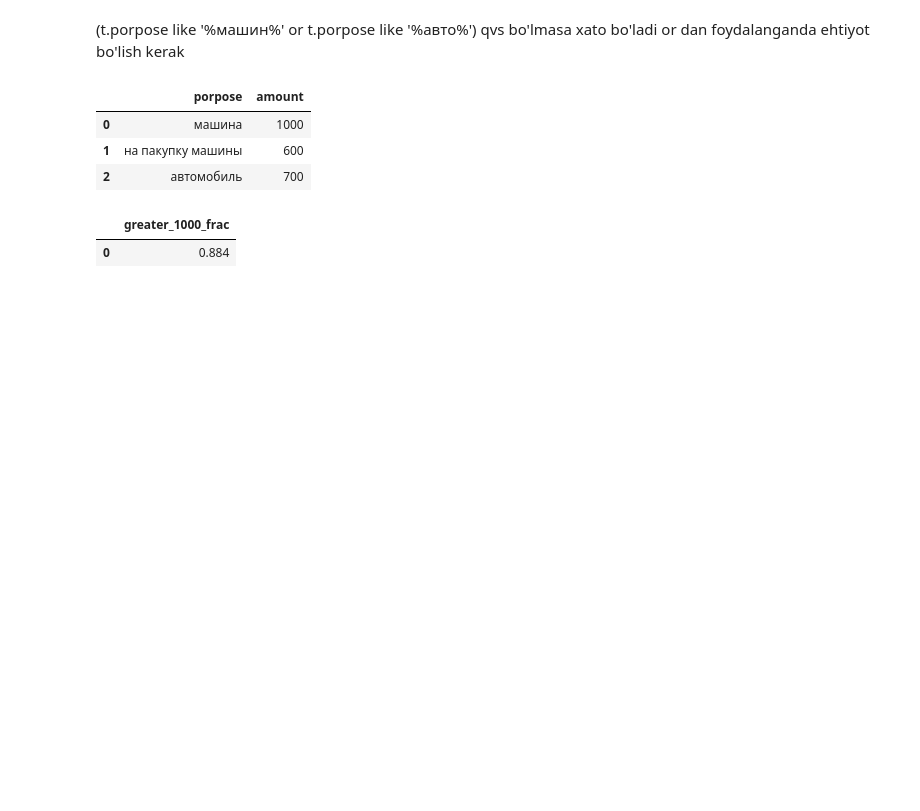
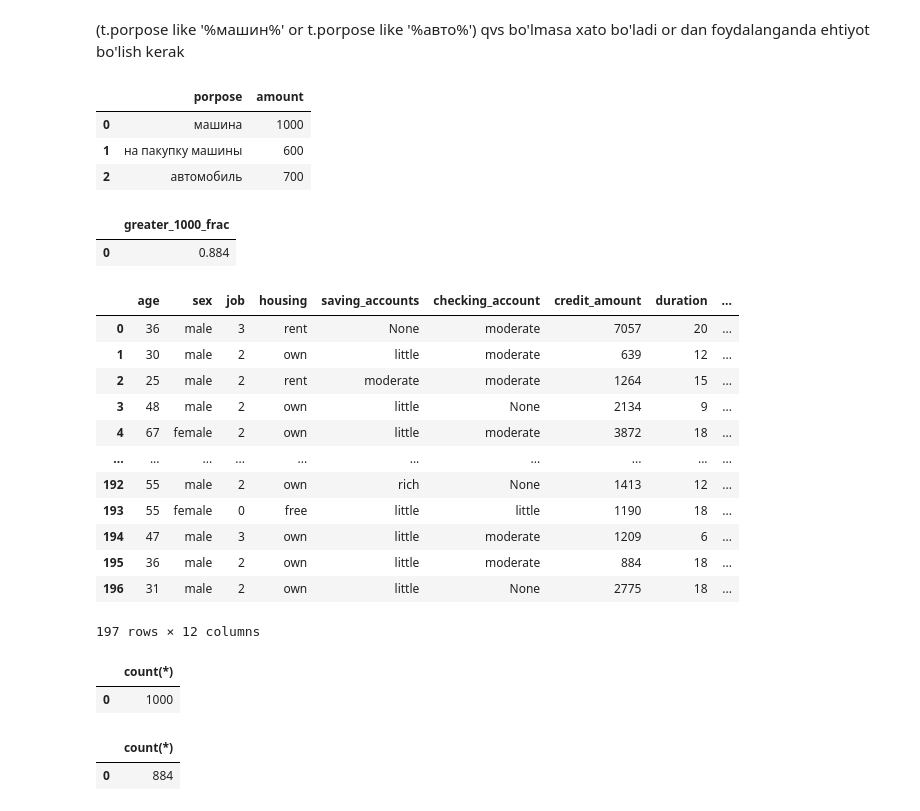
Before and after one commit to bakhodirabdullayevich/SQL_notebooks, a Jupyter notebook: SQLite3.ipynb, the cells around one changed output. Saved outputs shown, nothing was run; the diff lists cells and outputs as text; code cells hidden in the pictures; blank space fills up the shorter version.

```diff
--- a/SQLite3.ipynb
+++ b/SQLite3.ipynb
@@ -239,3 +208,39 @@ select(sql)
 # %% [output]
 |  | greater_1000_frac |
 | 0 | 0.884 |
+# %%
+sql = '''select * from german_credit t
+where t.contract_dt between '2007-01-01' and '2007-12-31'
+and t.purpose in ('car' ,'repairs')
+
+order by t.contract_dt desc, credit_amount
+'''
+# %%
+select(sql)
+# %% [output]
+|  | age | sex | job | housing | saving_accounts | checking_account | credit_amount | duration | ... |
+| 0 | 36 | male | 3 | rent | None | moderate | 7057 | 20 | ... |
+| 1 | 30 | male | 2 | own | little | moderate | 639 | 12 | ... |
+| 2 | 25 | male | 2 | rent | moderate | moderate | 1264 | 15 | ... |
+| 3 | 48 | male | 2 | own | little | None | 2134 | 9 | ... |
+| 4 | 67 | female | 2 | own | little | moderate | 3872 | 18 | ... |
+| ... | ... | ... | ... | ... | ... | ... | ... | ... | ... |
+| 192 | 55 | male | 2 | own | rich | None | 1413 | 12 | ... |
+| 193 | 55 | female | 0 | free | little | little | 1190 | 18 | ... |
+| 194 | 47 | male | 3 | own | little | moderate | 1209 | 6 | ... |
+| 195 | 36 | male | 2 | own | little | moderate | 884 | 18 | ... |
+| 196 | 31 | male | 2 | own | little | None | 2775 | 18 | ... |
+197 rows × 12 columns
+# %%
+sql = '''select count(*) from german_credit t'''
+select(sql)
+# %% [output]
+|  | count(*) |
+| 0 | 1000 |
+# %%
+sql = '''select count(*) from german_credit t
+where t.credit_amount > 1000'''
+select(sql)
+# %% [output]
+|  | count(*) |
+| 0 | 884 |
```
Also changed, not shown: parts of 26 cells of this notebook.
